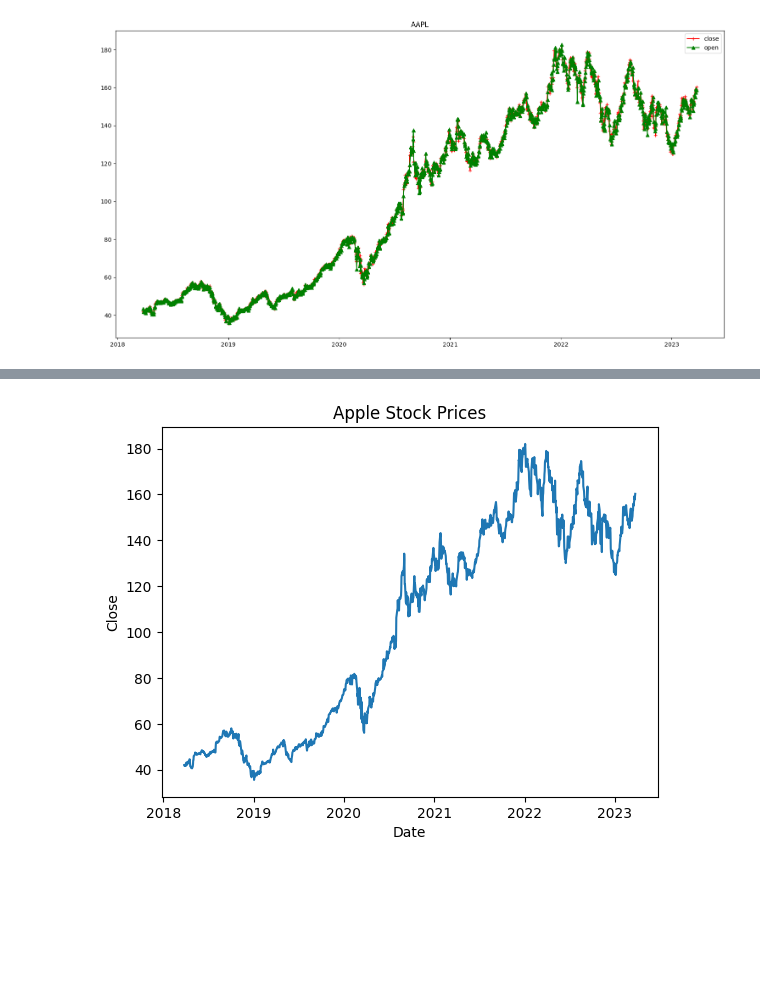
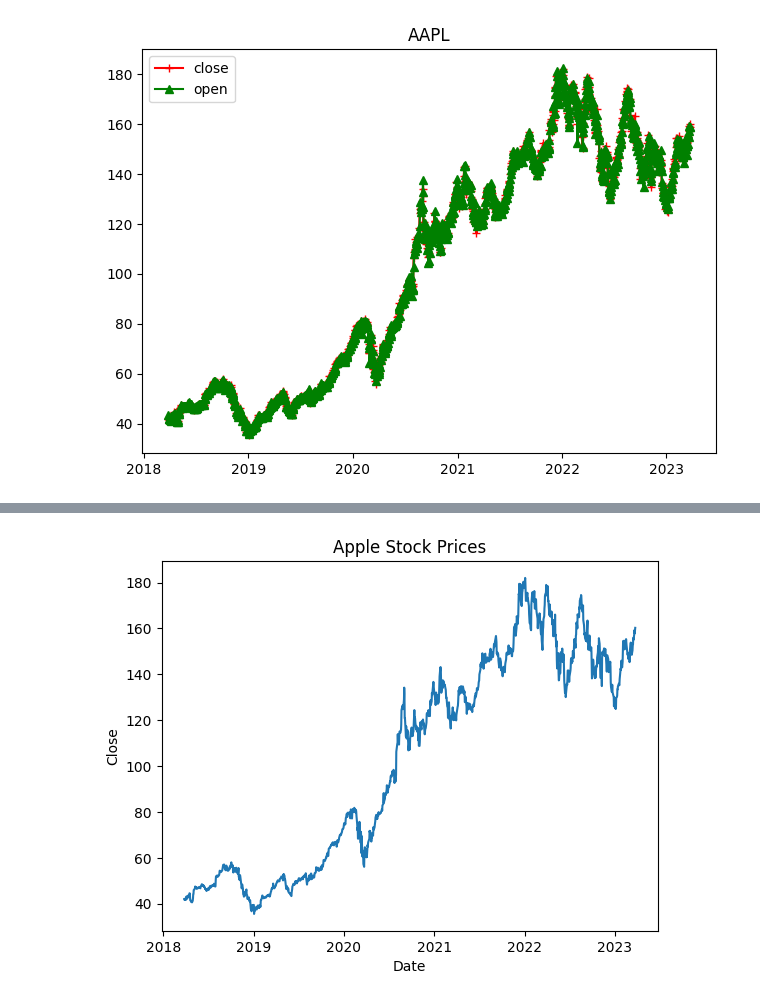
Before and after one commit to byMagg/IA, a Jupyter notebook: stocks-prediction/prediction.ipynb, the cells around one changed output, grey strips where cells are left out. Drawn from its saved outputs; the diff is of its cells as text; code cells hidden in the pictures; blank space fills up the shorter version.

```diff
--- a/stocks-prediction/prediction.ipynb
+++ b/stocks-prediction/prediction.ipynb
@@ -36,14 +35,13 @@ data['Date'] = pd.to_datetime(data['Date'])
 dtypes: float64(5), int64(1), object(1)
 memory usage: 68.9+ KB
 # %%
-plt.figure(figsize=(15, 8))
-c = data
-plt.plot(c['Date'], c['Close'], c="r", label="close", marker="+")
-plt.plot(c['Date'], c['Open'], c="g", label="open", marker="^")
+plt.figure()
+plt.plot(data['Date'], data['Close'], c="r", label="close", marker="+")
+plt.plot(data['Date'], data['Open'], c="g", label="open", marker="^")
 plt.title("AAPL")
 plt.legend()
 plt.tight_layout()
 # %% [output]
-[figure, old version]
+[figure, new version]
 # %%
 
```
Also changed, not shown: parts of 9 cells of this notebook, 1 other file.
